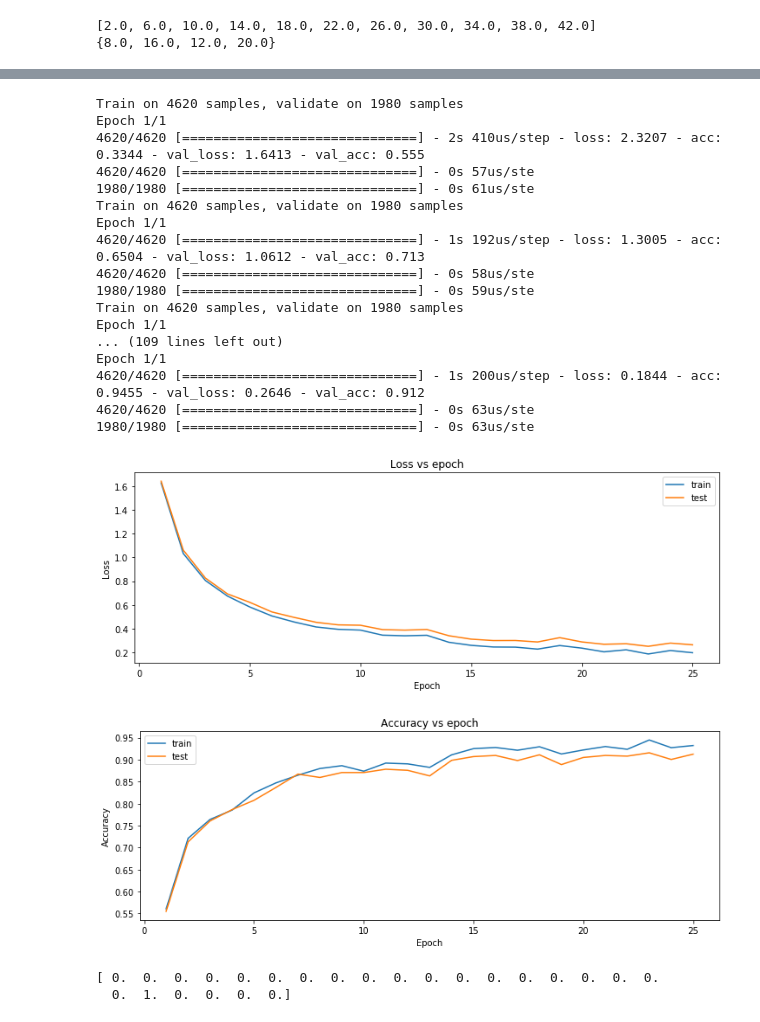
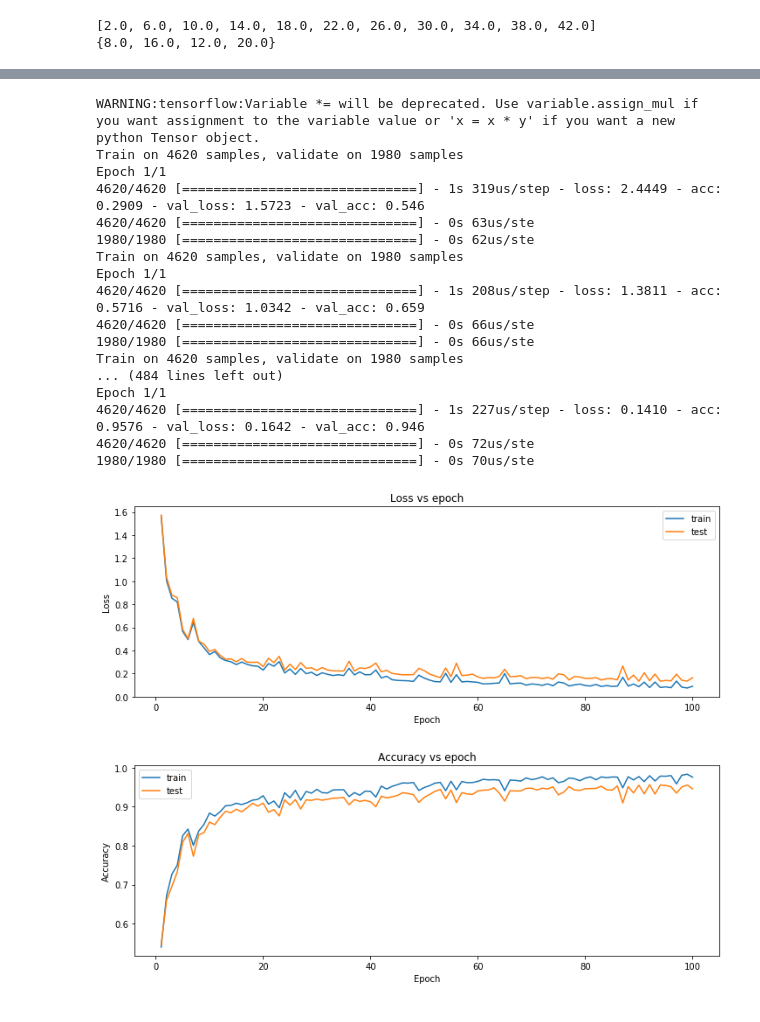
Before and after one commit to Sitrico/IRN-T1, a Jupyter notebook: Parte4.ipynb, the cells around one changed output, grey strips where cells are left out. Drawn from its saved outputs; the diff is of its cells as text; code cells hidden in the pictures.

```diff
--- a/Parte4.ipynb
+++ b/Parte4.ipynb
@@ -65,76 +69,73 @@ x_train = scaler.fit_transform(x_train)
 x_test = scaler.transform(x_test)
 # %%
 from keras.models import Sequential
-from keras.layers.core import Dense, Activation
+from keras.layers.core import Dense, Activation, Dropout
 from keras.optimizers import SGD
 model = Sequential()
-model.add(Dense(256, input_dim=x_train.shape[1], kernel_initializer='he_uniform',activation='relu'))
+model.add(Dense(512, input_dim=x_train.shape[1], kernel_initializer='he_uniform',activation='relu'))
+model.add(Dropout(0.25))
+model.add(Dense(256, kernel_initializer='he_uniform',activation='relu'))
 model.add(Dense(128, kernel_initializer='he_uniform',activation='relu'))
 model.add(Dense(64,  kernel_initializer='he_uniform',activation='relu'))
 model.add(Dense(32, kernel_initializer='he_uniform',activation='relu'))
 model.add(Dense(24, kernel_initializer='he_uniform',activation='softmax'))
-sgd = SGD(lr=0.01)
+sgd = SGD(lr=0.01, decay=1e-6)
 model.compile(optimizer=sgd, loss='categorical_crossentropy', metrics=['accuracy'])
 
 metrics_train = list()
 metrics_test = list()
-for i in range(25):
+for i in range(100):
     model.fit(x_train, y_train, epochs=1, verbose=1, validation_data=(x_test, y_test))
     metrics_train.append(model.evaluate(x_train, y_train))
     metrics_test.append(model.evaluate(x_test, y_test))
 # %% [output]
+WARNING:tensorflow:Variable *= will be deprecated. Use variable.assign_mul if you want assignment to the variable value or 'x = x * y' if you want a new python Tensor object.
 Train on 4620 samples, validate on 1980 samples
 Epoch 1/1
-4620/4620 [==============================] - 2s 410us/step - loss: 2.3207 - acc: 0.3344 - val_loss: 1.6413 - val_acc: 0.555
-4620/4620 [==============================] - 0s 57us/ste
-1980/1980 [==============================] - 0s 61us/ste
+4620/4620 [==============================] - 1s 319us/step - loss: 2.4449 - acc: 0.2909 - val_loss: 1.5723 - val_acc: 0.546
+4620/4620 [==============================] - 0s 63us/ste
+1980/1980 [==============================] - 0s 62us/ste
 Train on 4620 samples, validate on 1980 samples
 Epoch 1/1
-4620/4620 [==============================] - 1s 192us/step - loss: 1.3005 - acc: 0.6504 - val_loss: 1.0612 - val_acc: 0.713
-4620/4620 [==============================] - 0s 58us/ste
-1980/1980 [==============================] - 0s 59us/ste
+4620/4620 [==============================] - 1s 208us/step - loss: 1.3811 - acc: 0.5716 - val_loss: 1.0342 - val_acc: 0.659
+4620/4620 [==============================] - 0s 66us/ste
+1980/1980 [==============================] - 0s 66us/ste
 Train on 4620 samples, validate on 1980 samples
+... (484 lines left out)
 Epoch 1/1
-... (109 lines left out)
-Epoch 1/1
-4620/4620 [==============================] - 1s 200us/step - loss: 0.1844 - acc: 0.9455 - val_loss: 0.2646 - val_acc: 0.912
-4620/4620 [==============================] - 0s 63us/ste
-1980/1980 [==============================] - 0s 63us/ste
+4620/4620 [==============================] - 1s 227us/step - loss: 0.1410 - acc: 0.9576 - val_loss: 0.1642 - val_acc: 0.946
+4620/4620 [==============================] - 0s 72us/ste
+1980/1980 [==============================] - 0s 70us/ste
 # %%
 acc_train_list = list()
 acc_test_list = list()
 loss_train_list = list()
 loss_test_list = list()
 for i in range(len(metrics_train)):
     acc_train_list.append(metrics_train[i][1])
     acc_test_list.append(metrics_test[i][1])
     loss_train_list.append(metrics_train[i][0])
     loss_test_list.append(metrics_test[i][0])
 
 import matplotlib.pyplot as plt
-n_epoch = list(range(1,26))
+n_epoch = list(range(1,101))
 fig = plt.figure(figsize = (12,4))
 plt.plot(n_epoch, loss_train_list, '-', label='train')
 plt.plot(n_epoch, loss_test_list, '-', label='test')
 plt.legend()
 plt.xlabel('Epoch')
 plt.ylabel('Loss')
 plt.title('Loss vs epoch')
 plt.show()
 
 fig = plt.figure(figsize = (12,4))
 plt.plot(n_epoch, acc_train_list, '-', label='train')
 plt.plot(n_epoch, acc_test_list, '-', label='test')
 plt.legend()
 plt.xlabel('Epoch')
 plt.ylabel('Accuracy')
 plt.title('Accuracy vs epoch')
 plt.show()
 # %% [output]
-[figure, old version]
+[figure, new version]
-[figure, old version]
+[figure, new version]
-# %%
-print(y_train[4300])
-# %% [output]
-[ 0.  0.  0.  0.  0.  0.  0.  0.  0.  0.  0.  0.  0.  0.  0.  0.  0.  0.
-  0.  1.  0.  0.  0.  0.]
```
Also changed, not shown: parts of 3 cells of this notebook, 2 other files.
